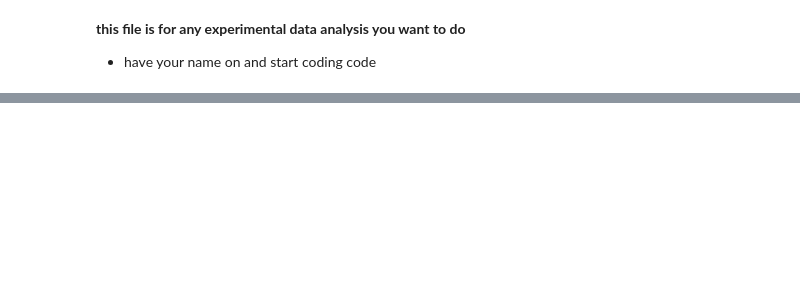
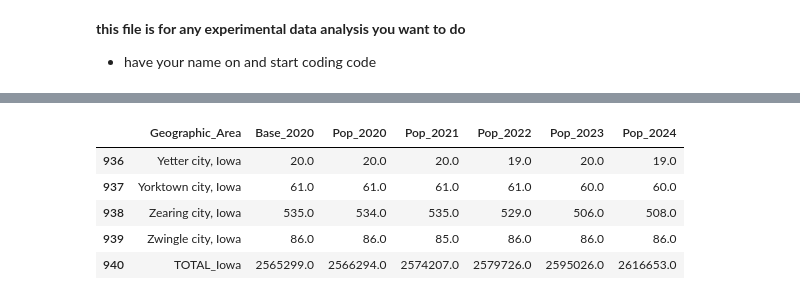
Before and after one commit to chasefrerichs/Group11_semester_project, a Jupyter notebook: Experimental_file.ipynb, the cells around one changed output, grey strips where cells are left out. Saved outputs shown, nothing was run; the diff lists cells and outputs as text; code cells hidden in the pictures; blank space fills up the shorter version.

```diff
--- a/Experimental_file.ipynb
+++ b/Experimental_file.ipynb
@@ -4,0 +236,35 @@
+# %%
+#IOWA Population
+
+# Load
+ia_pop_df = pd.read_excel("IOWA_Pop_data.xlsx", skiprows=2)
+
+ia_pop_df.columns = [
+    "Geographic_Area",
+    "Base_2020",
+    "Pop_2020",
+    "Pop_2021",
+    "Pop_2022",
+    "Pop_2023",
+    "Pop_2024",
+]
+
+# Clean
+ia_pop_df = ia_pop_df.iloc[1:]
+ia_pop_df = ia_pop_df[ia_pop_df["Base_2020"].notna()].reset_index(drop=True)
+
+totals = ia_pop_df[["Base_2020", "Pop_2020", "Pop_2021", "Pop_2022", "Pop_2023", "Pop_2024"]].sum()
+total_row = {"Geographic_Area": "TOTAL_Iowa"}
+total_row.update(totals.to_dict())
+
+ia_pop_df = pd.concat([ia_pop_df, pd.DataFrame([total_row])], ignore_index=True)
+
+#Final
+ia_pop_df.tail()
+# %% [output]
+|  | Geographic_Area | Base_2020 | Pop_2020 | Pop_2021 | Pop_2022 | Pop_2023 | Pop_2024 |
+| 936 | Yetter city, Iowa | 20.0 | 20.0 | 20.0 | 19.0 | 20.0 | 19.0 |
+| 937 | Yorktown city, Iowa | 61.0 | 61.0 | 61.0 | 61.0 | 60.0 | 60.0 |
+| 938 | Zearing city, Iowa | 535.0 | 534.0 | 535.0 | 529.0 | 506.0 | 508.0 |
+| 939 | Zwingle city, Iowa | 86.0 | 86.0 | 85.0 | 86.0 | 86.0 | 86.0 |
+| 940 | TOTAL_Iowa | 2565299.0 | 2566294.0 | 2574207.0 | 2579726.0 | 2595026.0 | 2616653.0 |
```
Also changed, not shown: parts of 13 cells of this notebook.
